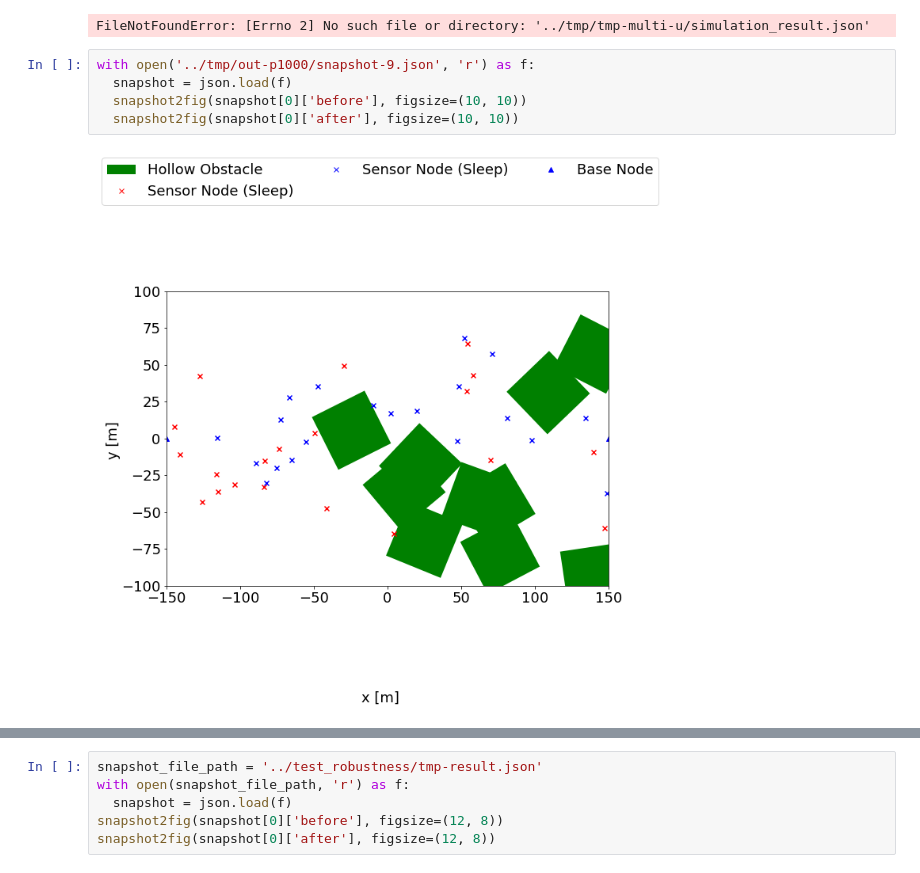
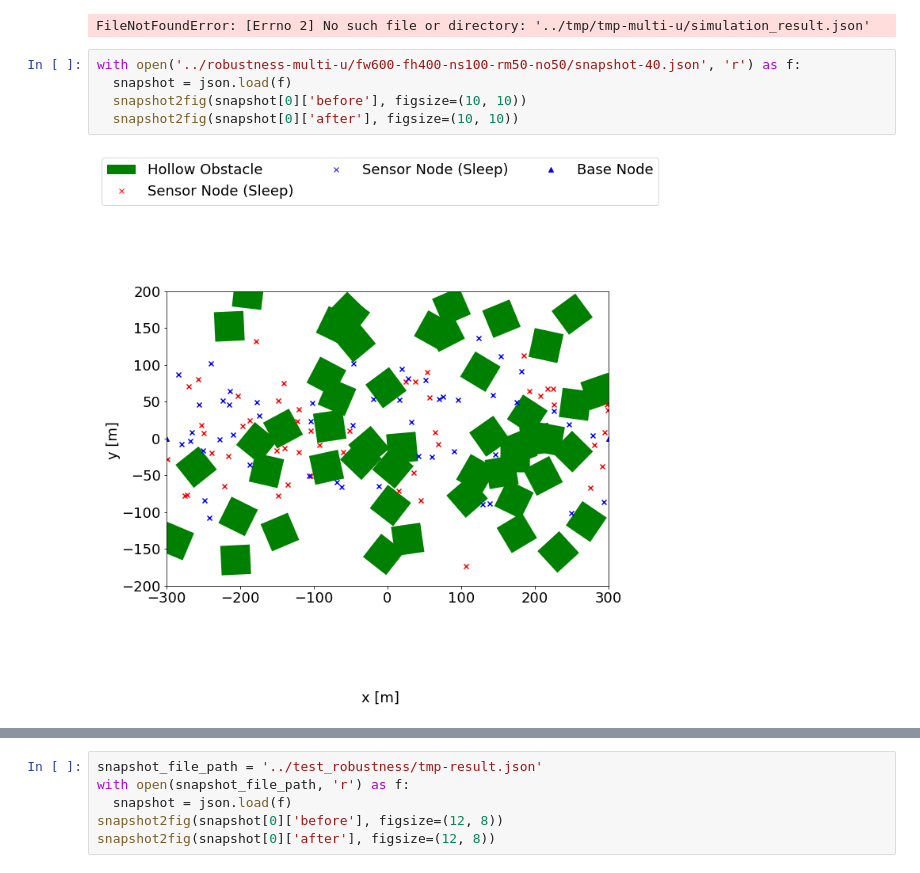
Before and after one commit to denrikialien/bss-expr, a Jupyter notebook: src/plot_field.ipynb, the cells around one changed output, grey strips where cells are left out. Saved outputs shown, nothing was run; the diff lists cells and outputs as text.

```diff
--- a/src/plot_field.ipynb
+++ b/src/plot_field.ipynb
@@ -172,9 +172,9 @@ snapshot2fig(snapshot[0]['after'], figsize=(10, 10))
 # %% [output]
 FileNotFoundError: [Errno 2] No such file or directory: '../tmp/tmp-multi-u/simulation_result.json'
 # %%
-with open('../tmp/out-p1000/snapshot-9.json', 'r') as f:
+with open('../robustness-multi-u/fw600-fh400-ns100-rm50-no50/snapshot-40.json', 'r') as f:
   snapshot = json.load(f)
   snapshot2fig(snapshot[0]['before'], figsize=(10, 10))
   snapshot2fig(snapshot[0]['after'], figsize=(10, 10))
 # %% [output]
-[figure, old version]
+[figure, new version]
```
Also changed, not shown: parts of 1 cell of this notebook, 46 other files.
